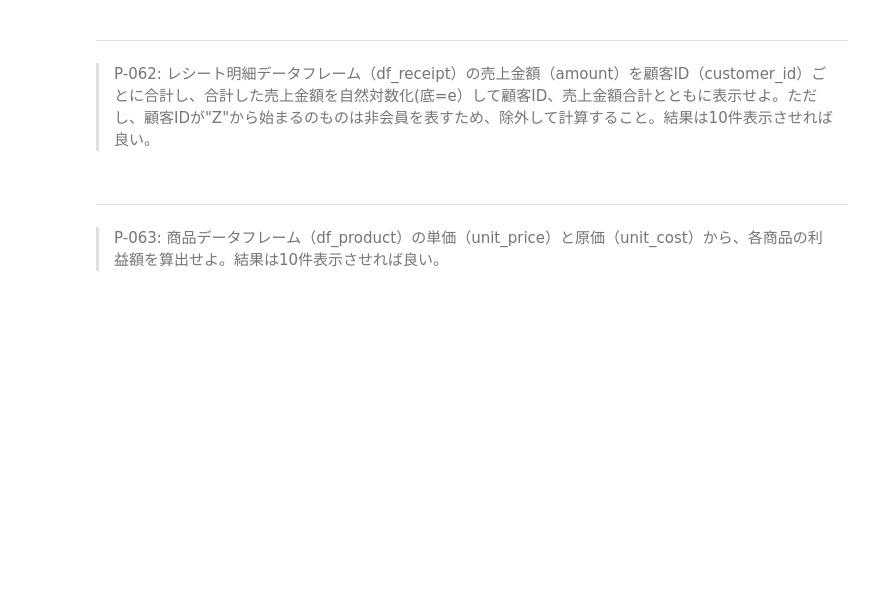
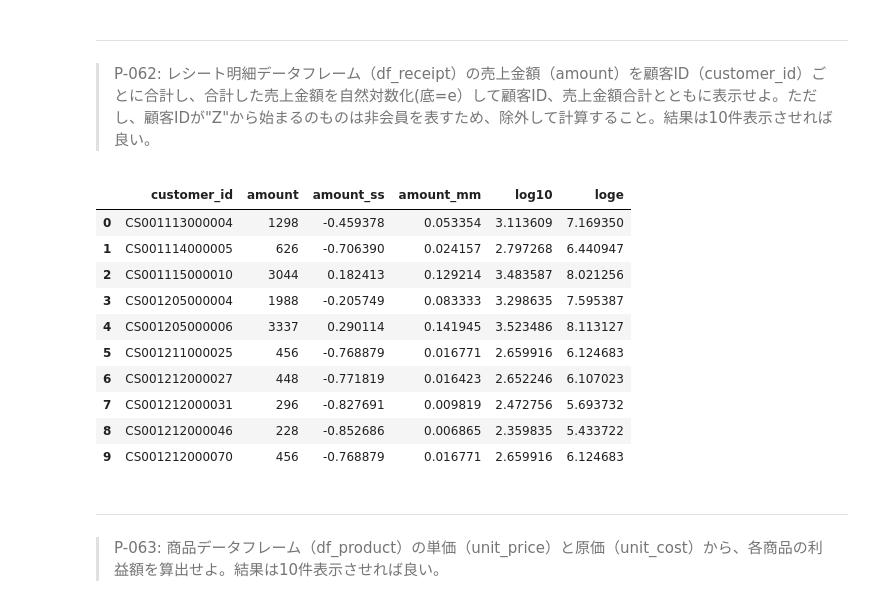
Before and after one commit to jackfrostwillbeking/100knocks-preprocess, a Jupyter notebook: docker/work/preprocess_knock_Python.ipynb, the cells around one changed output. Cells and saved outputs as stored; diff of their text form; code cells hidden in the pictures; blank space fills up the shorter version.

```diff
--- a/docker/work/preprocess_knock_Python.ipynb
+++ b/docker/work/preprocess_knock_Python.ipynb
@@ -973,3 +1065,7 @@ tmp['postal_cd'].value_counts().reset_index()
 # %% [markdown]
 ---
 > P-059: レシート明細データフレーム（df_receipt）の売上金額（amount）を顧客ID（customer_id）ごとに合計し、合計した売上金額を平均0、標準偏差1に標準化して顧客ID、売上金額合計とともに表示せよ。標準化に使用する標準偏差は、不偏標準偏差と標本標準偏差のどちらでも良いものとする。ただし、顧客IDが"Z"から始まるのものは非会員を表すため、除外して計算すること。結果は10件表示させれば良い。
+# %%
+df_sales_amount=df_receipt[~df_receipt['customer_id'].str.startswith('Z')].groupby('customer_id').amount.sum().reset_index()
+df_sales_amount['amount_ss']=preprocessing.scale(df_sales_amount['amount'])
+df_sales_amount.head(10)
@@ -976,3 +1084,6 @@ tmp['postal_cd'].value_counts().reset_index()
 # %% [markdown]
 ---
 > P-060: レシート明細データフレーム（df_receipt）の売上金額（amount）を顧客ID（customer_id）ごとに合計し、合計した売上金額を最小値0、最大値1に正規化して顧客ID、売上金額合計とともに表示せよ。ただし、顧客IDが"Z"から始まるのものは非会員を表すため、除外して計算すること。結果は10件表示させれば良い。
+# %%
+df_sales_amount['amount_mm']=preprocessing.minmax_scale(df_sales_amount['amount'])
+df_sales_amount.head(10)
@@ -979,3 +1102,6 @@ tmp['postal_cd'].value_counts().reset_index()
 # %% [markdown]
 ---
 > P-061: レシート明細データフレーム（df_receipt）の売上金額（amount）を顧客ID（customer_id）ごとに合計し、合計した売上金額を常用対数化（底=10）して顧客ID、売上金額合計とともに表示せよ。ただし、顧客IDが"Z"から始まるのものは非会員を表すため、除外して計算すること。結果は10件表示させれば良い。
+# %%
+df_sales_amount['log10']=np.log10(df_sales_amount['amount']+1)
+df_sales_amount
@@ -982,6 +1122,21 @@ tmp['postal_cd'].value_counts().reset_index()
 # %% [markdown]
 ---
 > P-062: レシート明細データフレーム（df_receipt）の売上金額（amount）を顧客ID（customer_id）ごとに合計し、合計した売上金額を自然対数化(底=e）して顧客ID、売上金額合計とともに表示せよ。ただし、顧客IDが"Z"から始まるのものは非会員を表すため、除外して計算すること。結果は10件表示させれば良い。
+# %%
+df_sales_amount['loge']=np.log(df_sales_amount['amount']+1)
+df_sales_amount.head(10)
+# %% [output]
+|  | customer_id | amount | amount_ss | amount_mm | log10 | loge |
+| 0 | CS001113000004 | 1298 | -0.459378 | 0.053354 | 3.113609 | 7.169350 |
+| 1 | CS001114000005 | 626 | -0.706390 | 0.024157 | 2.797268 | 6.440947 |
+| 2 | CS001115000010 | 3044 | 0.182413 | 0.129214 | 3.483587 | 8.021256 |
+| 3 | CS001205000004 | 1988 | -0.205749 | 0.083333 | 3.298635 | 7.595387 |
+| 4 | CS001205000006 | 3337 | 0.290114 | 0.141945 | 3.523486 | 8.113127 |
+| 5 | CS001211000025 | 456 | -0.768879 | 0.016771 | 2.659916 | 6.124683 |
+| 6 | CS001212000027 | 448 | -0.771819 | 0.016423 | 2.652246 | 6.107023 |
+| 7 | CS001212000031 | 296 | -0.827691 | 0.009819 | 2.472756 | 5.693732 |
+| 8 | CS001212000046 | 228 | -0.852686 | 0.006865 | 2.359835 | 5.433722 |
+| 9 | CS001212000070 | 456 | -0.768879 | 0.016771 | 2.659916 | 6.124683 |
 # %% [markdown]
 ---
 > P-063: 商品データフレーム（df_product）の単価（unit_price）と原価（unit_cost）から、各商品の利益額を算出せよ。結果は10件表示させれば良い。
```
Also changed, not shown: parts of 17 cells of this notebook.
